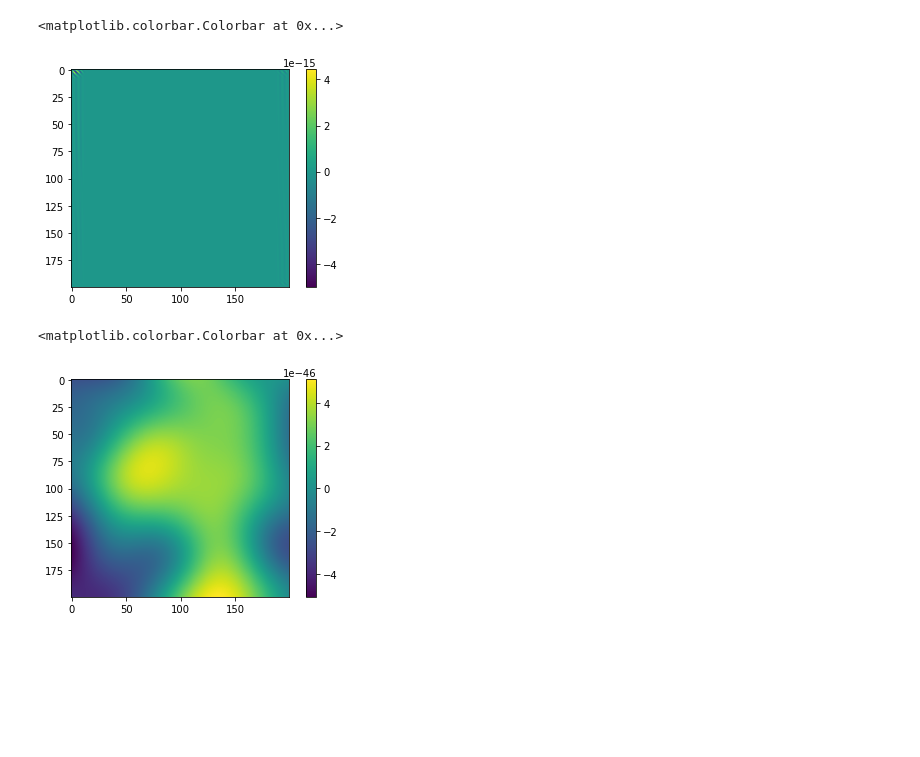
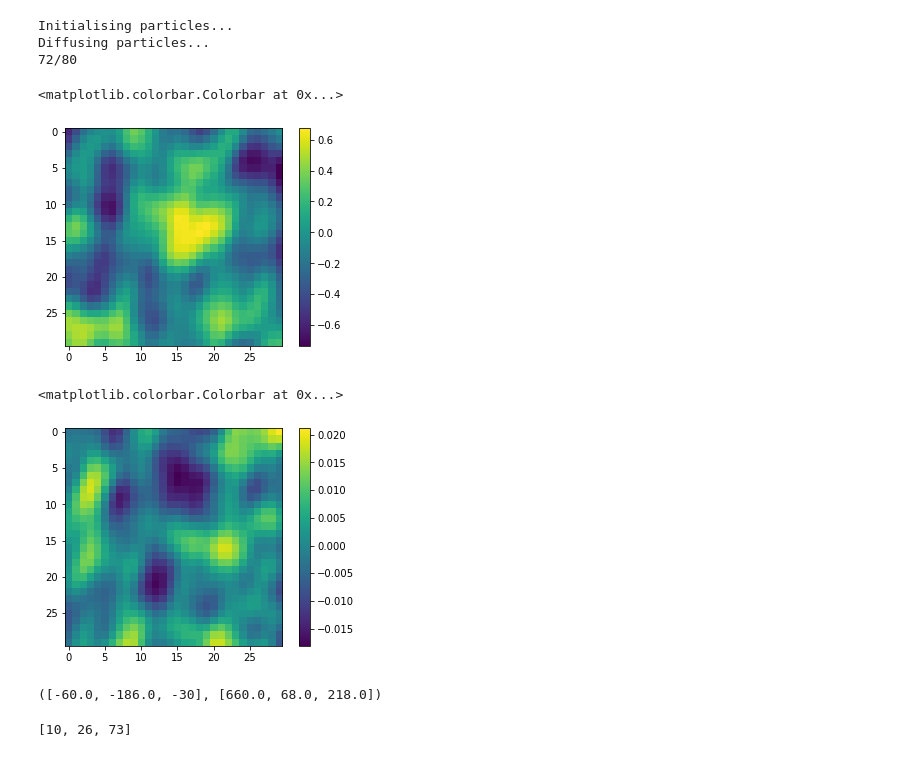
Before and after one commit to SheffieldML/advectionGPdatasets, a Jupyter notebook: juypter/Round Hill 2 example.ipynb, the cells around one changed output. Drawn from its saved outputs; the diff is of its cells as text; code cells hidden in the pictures; blank space fills up the shorter version.

```diff
--- a/juypter/Round Hill 2 example.ipynb
+++ b/juypter/Round Hill 2 example.ipynb
@@ -22,3 +20,0 @@ print(windvect)
-# %%
-X = X[::4,:]
-Y = Y[::4]
@@ -37,15 +55,14 @@ Y /= np.max(Y)
 # %%
 #set up our model...
-N_feat =300 #Number of features used to infer the source
-k = EQ(40, 2)
-res = [50,200,200]
-noiseSD = 0.1
-sensors = FixedSensorModel(X,5)
-windmodel=WindSimple(rh.experiments[0].windX,rh.experiments[0].windY)
+N_feat = 80 #Number of features used to infer the source
+k = EQ(20, 1)
+res = [80,30,30]
+gbs = ((np.prod(res)*len(X)*8)/1024/1024/1000)
+print("Memory usage in grid model: %0.2f Gb" % gbs)
+assert gbs<6, "TOO BIG :("
+noiseSD = 0.01
+sensors = FixedSensorModel(X,3)
+windmodel=WindSimple(rh.experiments[0].windX/1000,rh.experiments[0].windY/1000)
 k_0 = 0.01
 mInfer = Model(resolution=res,boundary=boundary,N_feat=N_feat,noiseSD=noiseSD,kernel=k,sensormodel=sensors,windmodel=windmodel,k_0=k_0) #Initiate new model for inference
-mInfer.computeModelRegressors() # Compute regressor matrix
-meanZ, covZ = mInfer.computeZDistribution(Y) # Infers z vector mean and covariance using regressor matrix
-sourceInfer = mInfer.computeSourceFromPhi(meanZ) # Generates estimated source using mean of the inferred distribution
-concInfer=mInfer.computeConcentration(sourceInfer) # Generates estimated concentration from inferred source
 # %% [output]
@@ -57,0 +89,9 @@ KeyboardInterrupt:
+# %%
+mInfer.computeModelRegressors(Nparticles=10) # Compute regressor matrix
+meanZ, covZ = mInfer.computeZDistribution(Y) # Infers z vector mean and covariance using regressor matrix
+sourceInfer = mInfer.computeSourceFromPhi(meanZ) # Generates estimated source using mean of the inferred distribution
+concInfer=mInfer.computeConcentration(sourceInfer) # Generates estimated concentration from inferred source
+# %% [output]
+Initialising particles...
+Diffusing particles...
+72/80
@@ -58,12 +101,24 @@ KeyboardInterrupt:
 # %%
-plt.imshow(concInfer[25,:,:])
+plt.imshow(concInfer[4,:,:])
 plt.colorbar()
 # %% [output]
 <matplotlib.colorbar.Colorbar at 0x...>
-[figure, old version]
+[figure, new version]
 # %%
-plt.imshow(sourceInfer[25,:,:])
+plt.imshow(sourceInfer[4,:,:])
 plt.colorbar()
 # %% [output]
 <matplotlib.colorbar.Colorbar at 0x...>
-[figure, old version]
+[figure, new version]
+# %%
+boundary
+# %% [output]
+([-60.0, -186.0, -30], [660.0, 68.0, 218.0])
+# %%
+tgrid = []
+ts = np.unique(X[:,1])
+for t in np.unique(X[:,1]):
+    tgrid.append(mInfer.getGridCoord([t,0,0])[0])
+tgrid
+# %% [output]
+[10, 26, 73]
```
Also changed, not shown: parts of 28 cells of this notebook.
